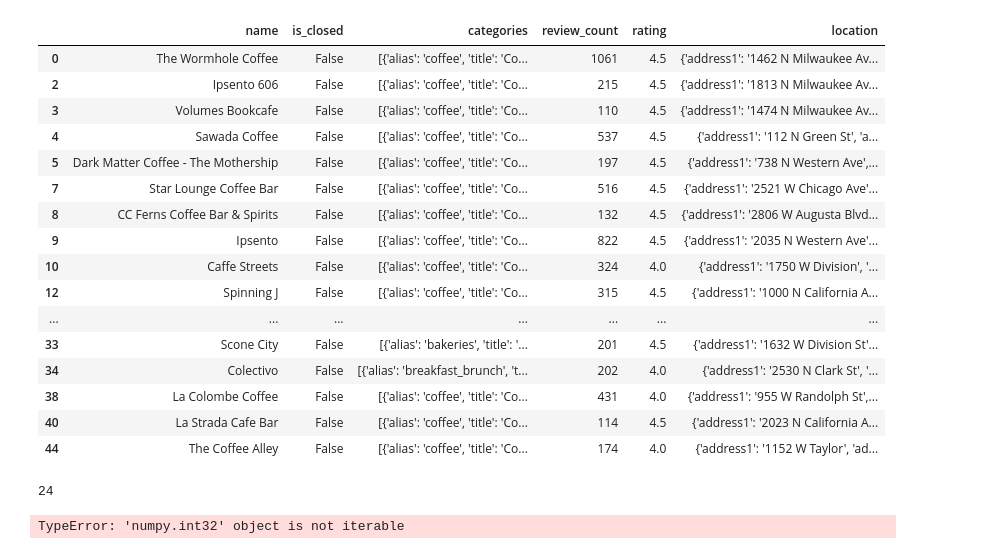
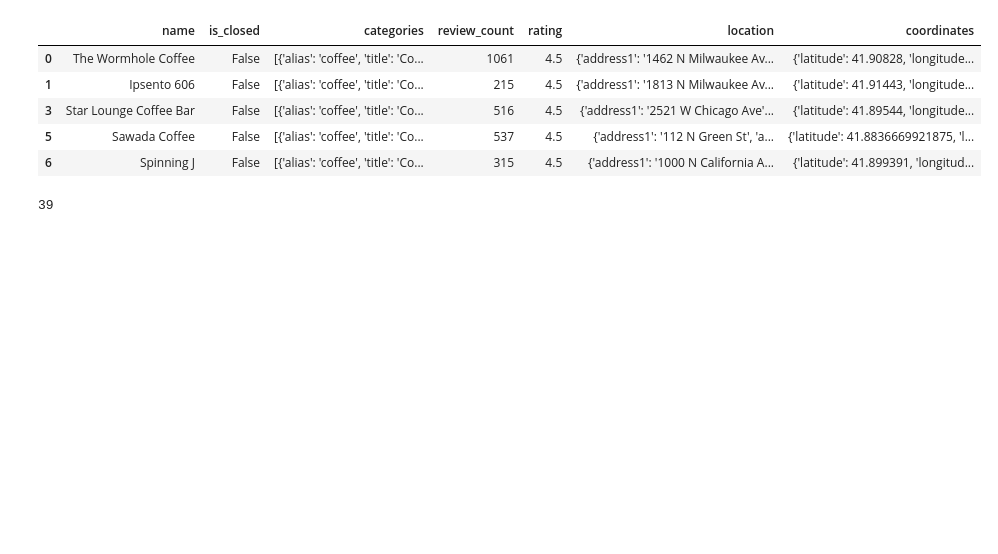
Before and after one commit to prathyushachalla/FindMyCoffeewithGIS, a Jupyter notebook: Xuan_testing.ipynb, the cells around one changed output. Saved outputs shown, nothing was run; the diff lists cells and outputs as text; code cells hidden in the pictures; blank space fills up the shorter version.

```diff
--- a/Xuan_testing.ipynb
+++ b/Xuan_testing.ipynb
@@ -12,11 +13,11 @@ ENDPORINT = "https://api.yelp.com/v3/businesses/search"
 
 HEADERS = {'Authorization': 'bearer %s' % get_my_key}
 # %%
-PARAMETERS = {"term": "coffee", "limit": 50, "radius": 5000, "location": "Chicago"}
+PARAMETERS = {"term": "coffee", "limit": 50,  "radius": 10000, "location": "Chicago"}
 
 response = requests.get(url = ENDPORINT, params= PARAMETERS, headers=HEADERS)
 
 business_data = response.json()
 
-business_data
+len(business_data["businesses"])
 # %% [output]
@@ -40,6 +25,7 @@ business_data
 # %%
+#Pick up the columns we care
 good_coffee = business_data["businesses"]
 good_coffee_df = pd.DataFrame(good_coffee)
-good_coffee_df = good_coffee_df[["name","is_closed","categories","review_count","rating","location"]]
+good_coffee_df = good_coffee_df[["name","is_closed","categories","review_count","rating","location", "coordinates"]]
 good_coffee_df.head()
 # %% [output]
@@ -52,36 +38,18 @@ good_coffee_df.head()
 # %%
-great_coffee_shop = good_coffee_df.loc[(good_coffee_df["review_count"]>100) & ( good_coffee_df["rating"] >=4.0)]
-great_coffee_shop
+#Give a requirement on how to define a good coffee shop
+great_coffee_shop = good_coffee_df.loc[(good_coffee_df["review_count"]>50) &
+                                       ( good_coffee_df["rating"] >=4.0)]
+great_coffee_shop.head()
 # %% [output]
-|  | name | is_closed | categories | review_count | rating | location |
-| 0 | The Wormhole Coffee | False | [{'alias': 'coffee', 'title': 'Co... | 1061 | 4.5 | {'address1': '1462 N Milwaukee Av... |
-| 2 | Ipsento 606 | False | [{'alias': 'coffee', 'title': 'Co... | 215 | 4.5 | {'address1': '1813 N Milwaukee Av... |
-| 3 | Volumes Bookcafe | False | [{'alias': 'coffee', 'title': 'Co... | 110 | 4.5 | {'address1': '1474 N Milwaukee Av... |
-| 4 | Sawada Coffee | False | [{'alias': 'coffee', 'title': 'Co... | 537 | 4.5 | {'address1': '112 N Green St', 'a... |
-| 5 | Dark Matter Coffee - The Mothership | False | [{'alias': 'coffee', 'title': 'Co... | 197 | 4.5 | {'address1': '738 N Western Ave',... |
-| 7 | Star Lounge Coffee Bar | False | [{'alias': 'coffee', 'title': 'Co... | 516 | 4.5 | {'address1': '2521 W Chicago Ave'... |
-| 8 | CC Ferns Coffee Bar & Spirits | False | [{'alias': 'coffee', 'title': 'Co... | 132 | 4.5 | {'address1': '2806 W Augusta Blvd... |
-| 9 | Ipsento | False | [{'alias': 'coffee', 'title': 'Co... | 822 | 4.5 | {'address1': '2035 N Western Ave'... |
-| 10 | Caffe Streets | False | [{'alias': 'coffee', 'title': 'Co... | 324 | 4.0 | {'address1': '1750 W Division', '... |
-| 12 | Spinning J | False | [{'alias': 'coffee', 'title': 'Co... | 315 | 4.5 | {'address1': '1000 N California A... |
-| ... | ... | ... | ... | ... | ... | ... |
-| 33 | Scone City | False | [{'alias': 'bakeries', 'title': '... | 201 | 4.5 | {'address1': '1632 W Division St'... |
-| 34 | Colectivo | False | [{'alias': 'breakfast_brunch', 't... | 202 | 4.0 | {'address1': '2530 N Clark St', '... |
-| 38 | La Colombe Coffee | False | [{'alias': 'coffee', 'title': 'Co... | 431 | 4.0 | {'address1': '955 W Randolph St',... |
-| 40 | La Strada Cafe Bar | False | [{'alias': 'coffee', 'title': 'Co... | 114 | 4.5 | {'address1': '2023 N California A... |
-| 44 | The Coffee Alley | False | [{'alias': 'coffee', 'title': 'Co... | 174 | 4.0 | {'address1': '1152 W Taylor', 'ad... |
+|  | name | is_closed | categories | review_count | rating | location | coordinates |
+| 0 | The Wormhole Coffee | False | [{'alias': 'coffee', 'title': 'Co... | 1061 | 4.5 | {'address1': '1462 N Milwaukee Av... | {'latitude': 41.90828, 'longitude... |
+| 1 | Ipsento 606 | False | [{'alias': 'coffee', 'title': 'Co... | 215 | 4.5 | {'address1': '1813 N Milwaukee Av... | {'latitude': 41.91443, 'longitude... |
+| 3 | Star Lounge Coffee Bar | False | [{'alias': 'coffee', 'title': 'Co... | 516 | 4.5 | {'address1': '2521 W Chicago Ave'... | {'latitude': 41.89544, 'longitude... |
+| 5 | Sawada Coffee | False | [{'alias': 'coffee', 'title': 'Co... | 537 | 4.5 | {'address1': '112 N Green St', 'a... | {'latitude': 41.8836669921875, 'l... |
+| 6 | Spinning J | False | [{'alias': 'coffee', 'title': 'Co... | 315 | 4.5 | {'address1': '1000 N California A... | {'latitude': 41.899391, 'longitud... |
-# %%
-num_cafe = great_coffee_shop["name"].count()
-num_cafe
-# %% [output]
-24
-# %%
-zip_list = []
-
-for i in num_cafe:
-    temp_zip = great_coffee_shop["location"][i]["zip_code"]
-    zip_list.append(temp_zip)
-
-zip_list
-# %% [output]
-TypeError: 'numpy.int32' object is not iterable
+# %%
+#How many coffee shops we have
+num_coffee_shop = great_coffee_shop['name'].count()
+num_coffee_shop
+# %% [output]
+39
```
Also changed, not shown: parts of 8 cells of this notebook, 1 other file.
